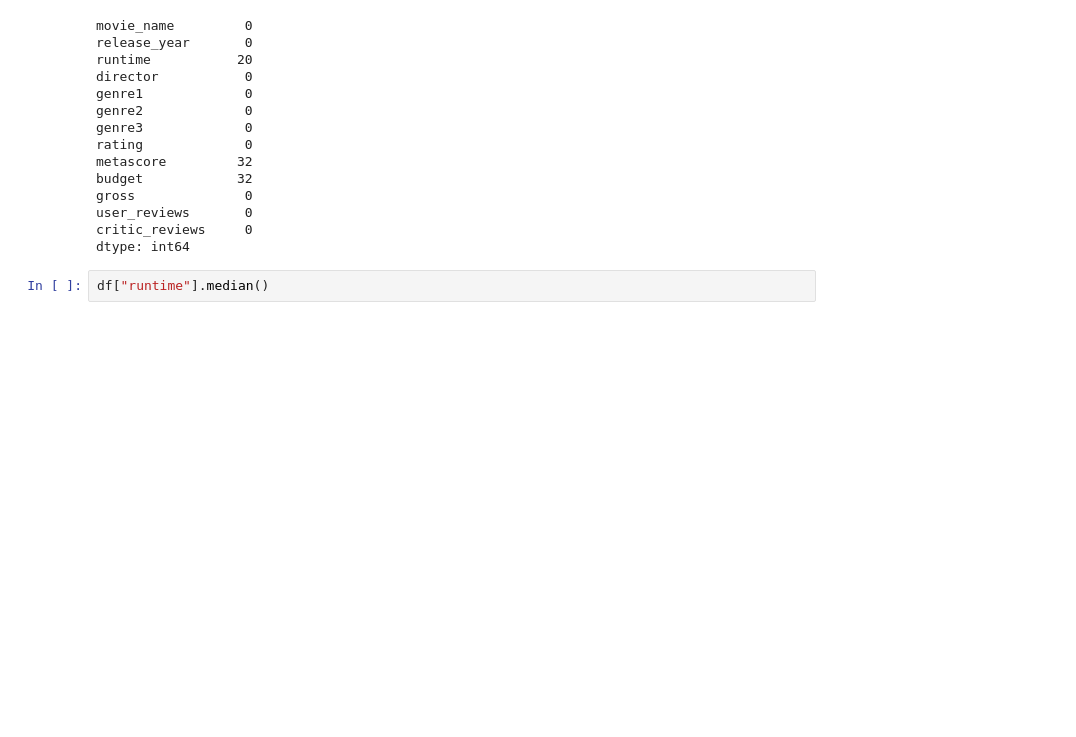
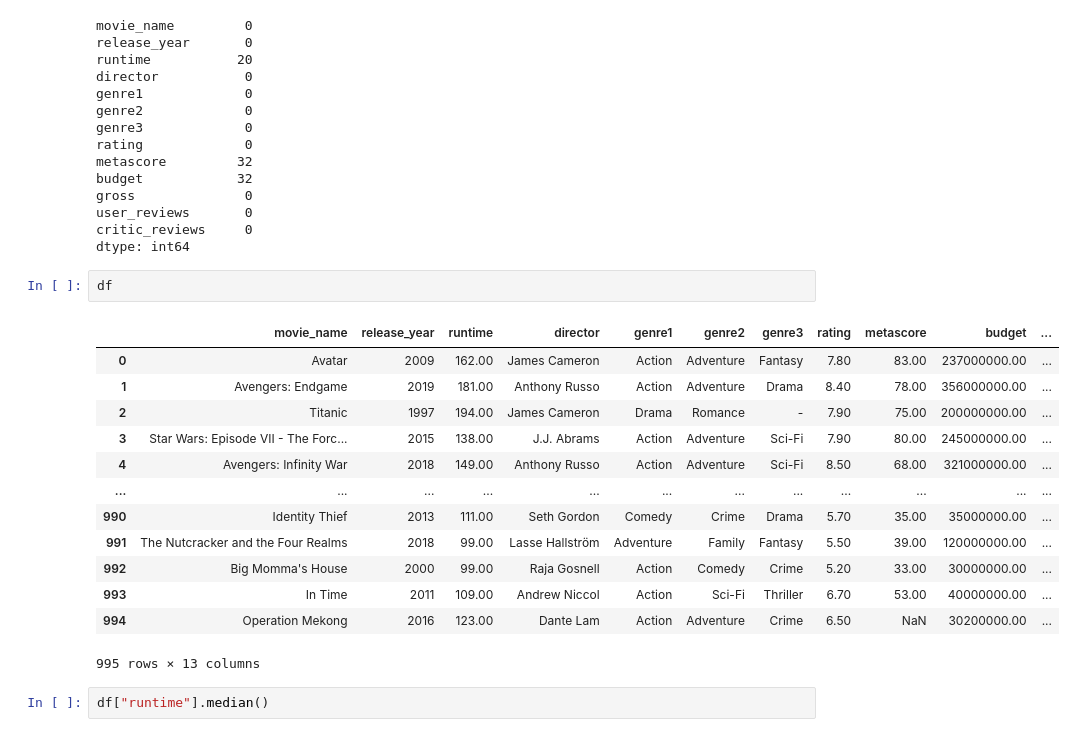
Before and after one commit to KubraErensoy/IMDb_WebScraping, a Jupyter notebook: IMDb_Regression.ipynb, the cells around one changed output. Drawn from its saved outputs; the diff is of its cells as text; blank space fills up the shorter version.

```diff
--- a/IMDb_Regression.ipynb
+++ b/IMDb_Regression.ipynb
@@ -305,6 +305,22 @@ gross              0
 user_reviews       0
 critic_reviews     0
 dtype: int64
+# %%
+df
+# %% [output]
+|  | movie_name | release_year | runtime | director | genre1 | genre2 | genre3 | rating | metascore | budget | ... |
+| 0 | Avatar | 2009 | 162.00 | James Cameron | Action | Adventure | Fantasy | 7.80 | 83.00 | 237000000.00 | ... |
+| 1 | Avengers: Endgame | 2019 | 181.00 | Anthony Russo | Action | Adventure | Drama | 8.40 | 78.00 | 356000000.00 | ... |
+| 2 | Titanic | 1997 | 194.00 | James Cameron | Drama | Romance | - | 7.90 | 75.00 | 200000000.00 | ... |
+| 3 | Star Wars: Episode VII - The Forc... | 2015 | 138.00 | J.J. Abrams | Action | Adventure | Sci-Fi | 7.90 | 80.00 | 245000000.00 | ... |
+| 4 | Avengers: Infinity War | 2018 | 149.00 | Anthony Russo | Action | Adventure | Sci-Fi | 8.50 | 68.00 | 321000000.00 | ... |
+| ... | ... | ... | ... | ... | ... | ... | ... | ... | ... | ... | ... |
+| 990 | Identity Thief | 2013 | 111.00 | Seth Gordon | Comedy | Crime | Drama | 5.70 | 35.00 | 35000000.00 | ... |
+| 991 | The Nutcracker and the Four Realms | 2018 | 99.00 | Lasse Hallström | Adventure | Family | Fantasy | 5.50 | 39.00 | 120000000.00 | ... |
+| 992 | Big Momma's House | 2000 | 99.00 | Raja Gosnell | Action | Comedy | Crime | 5.20 | 33.00 | 30000000.00 | ... |
+| 993 | In Time | 2011 | 109.00 | Andrew Niccol | Action | Sci-Fi | Thriller | 6.70 | 53.00 | 40000000.00 | ... |
+| 994 | Operation Mekong | 2016 | 123.00 | Dante Lam | Action | Adventure | Crime | 6.50 | NaN | 30200000.00 | ... |
+995 rows × 13 columns
 # %%
 df["runtime"].median()
 # %% [output]
```
Also changed, not shown: parts of 22 cells of this notebook.
